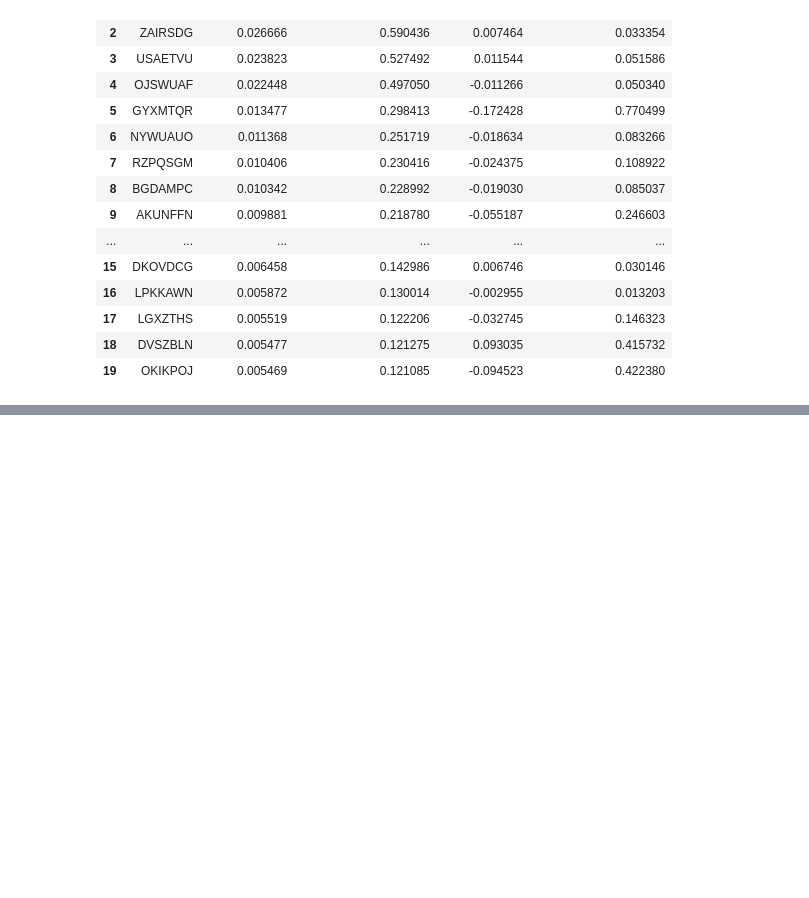
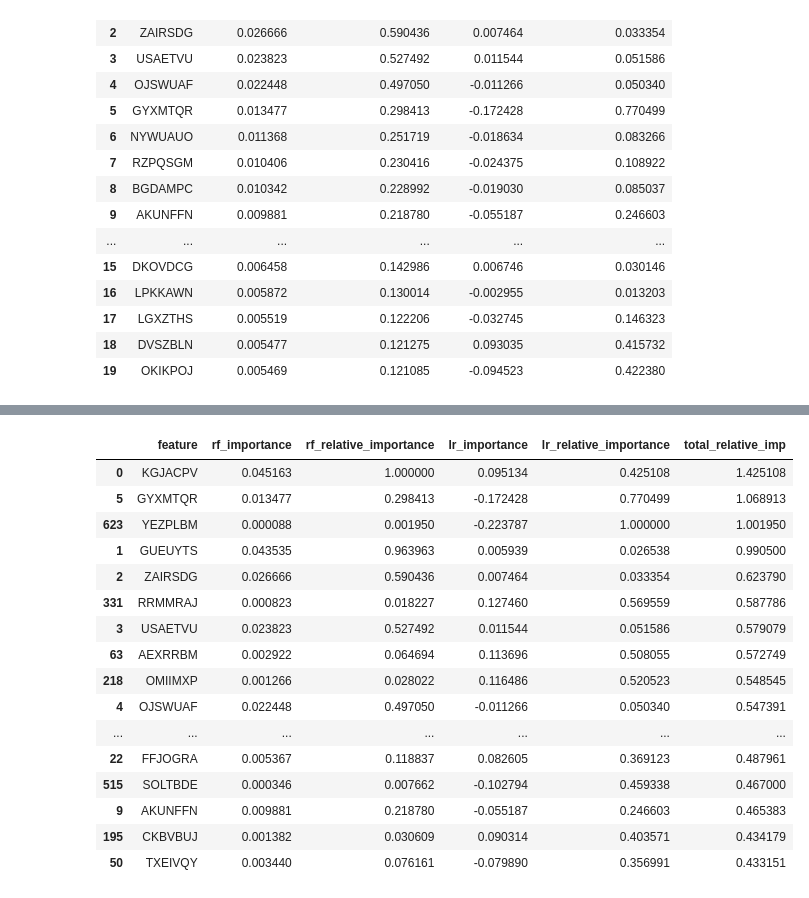
Before and after one commit to edoson/hw, a Jupyter notebook: Feature importance.ipynb, the cells around one changed output, grey strips where cells are left out. Cells and saved outputs as stored; diff of their text form; code cells hidden in the pictures; blank space fills up the shorter version.

```diff
--- a/Feature importance.ipynb
+++ b/Feature importance.ipynb
@@ -283,0 +272,3 @@ fi_df.to_csv('feature_importance_1_to_1000_downsample_using_lr_and_rf.csv', inde
+# %%
+fi_df = pd.read_csv('feature_importance_1_to_1000_downsample_using_lr_and_rf.csv')
+fi_df.head()
@@ -283,0 +282,21 @@ fi_df.to_csv('feature_importance_1_to_1000_downsample_using_lr_and_rf.csv', inde
+# %%
+fi_df['total_relative_imp'] = fi_df.rf_relative_importance + fi_df.lr_relative_importance
+fi_df.sort_values(by='total_relative_imp', ascending=False).head(20)
+# %% [output]
+|  | feature | rf_importance | rf_relative_importance | lr_importance | lr_relative_importance | total_relative_imp |
+| 0 | KGJACPV | 0.045163 | 1.000000 | 0.095134 | 0.425108 | 1.425108 |
+| 5 | GYXMTQR | 0.013477 | 0.298413 | -0.172428 | 0.770499 | 1.068913 |
+| 623 | YEZPLBM | 0.000088 | 0.001950 | -0.223787 | 1.000000 | 1.001950 |
+| 1 | GUEUYTS | 0.043535 | 0.963963 | 0.005939 | 0.026538 | 0.990500 |
+| 2 | ZAIRSDG | 0.026666 | 0.590436 | 0.007464 | 0.033354 | 0.623790 |
+| 331 | RRMMRAJ | 0.000823 | 0.018227 | 0.127460 | 0.569559 | 0.587786 |
+| 3 | USAETVU | 0.023823 | 0.527492 | 0.011544 | 0.051586 | 0.579079 |
+| 63 | AEXRRBM | 0.002922 | 0.064694 | 0.113696 | 0.508055 | 0.572749 |
+| 218 | OMIIMXP | 0.001266 | 0.028022 | 0.116486 | 0.520523 | 0.548545 |
+| 4 | OJSWUAF | 0.022448 | 0.497050 | -0.011266 | 0.050340 | 0.547391 |
+| ... | ... | ... | ... | ... | ... | ... |
+| 22 | FFJOGRA | 0.005367 | 0.118837 | 0.082605 | 0.369123 | 0.487961 |
+| 515 | SOLTBDE | 0.000346 | 0.007662 | -0.102794 | 0.459338 | 0.467000 |
+| 9 | AKUNFFN | 0.009881 | 0.218780 | -0.055187 | 0.246603 | 0.465383 |
+| 195 | CKBVBUJ | 0.001382 | 0.030609 | 0.090314 | 0.403571 | 0.434179 |
+| 50 | TXEIVQY | 0.003440 | 0.076161 | -0.079890 | 0.356991 | 0.433151 |
```
Also changed, not shown: parts of 23 cells of this notebook, 1 other file.
